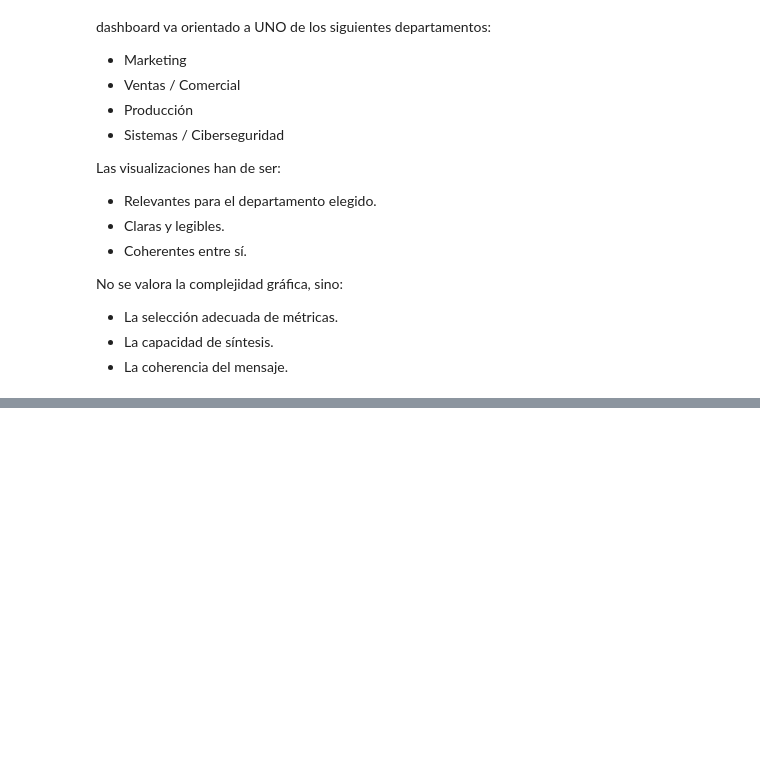
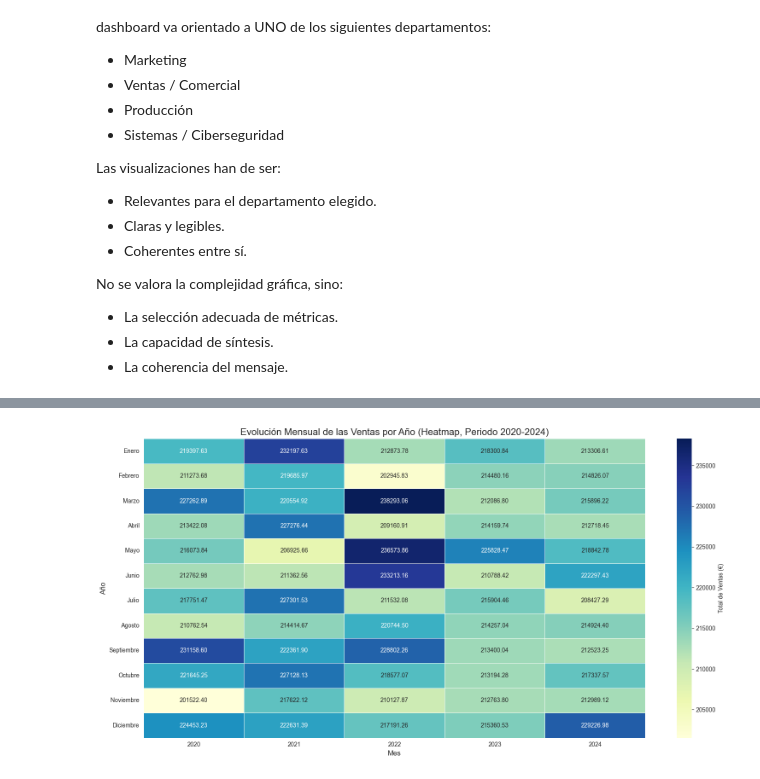
Before and after one commit to jorgekundig/sprint9, a Jupyter notebook: sprint9.ipynb, the cells around one changed output, grey strips where cells are left out. Drawn from its saved outputs; the diff is of its cells as text; code cells hidden in the pictures; blank space fills up the shorter version.

```diff
--- a/sprint9.ipynb
+++ b/sprint9.ipynb
@@ -1556,0 +1569,27 @@ No se valora la complejidad gráfica, sino:
+# %%
+# Primero vamos a retrabajar la evolución mensual de facturación por año, que habíamos hecho como un gráfico lineal con una línea por año, poco legible.
+# Evaluaremos sólo los últimos 5 años con un heatmap y pivotaremos los datos para tener el gráfico en formato alargado vertical
+
+locale.setlocale(locale.LC_TIME, 'es_ES.UTF-8')
+
+current_year = pt_transactions_dates.index.max()
+start_year = current_year - 4
+df_ventas_mensuales_5 = pt_transactions_dates[pt_transactions_dates.index >= start_year]
+df_ventas_heatmap_t = df_ventas_mensuales_5.T
+
+plt.figure(figsize=(16, 8))
+sns.heatmap(
+    df_ventas_heatmap_t,
+    cmap="YlGnBu",
+    annot=True,
+    fmt=".2f",
+    linewidths=.5,
+    cbar_kws={'label': 'Total de Ventas (€)'}
+)
+plt.title(f'Evolución Mensual de las Ventas por Año (Heatmap, Periodo {start_year}-{current_year})', fontsize=16)
+plt.xlabel('Mes', fontsize=12)
+plt.ylabel('Año', fontsize=12)
+plt.tight_layout()
+plt.show()
+# %% [output]
+[figure, added]
```
Also changed, not shown: parts of 8 cells of this notebook.
